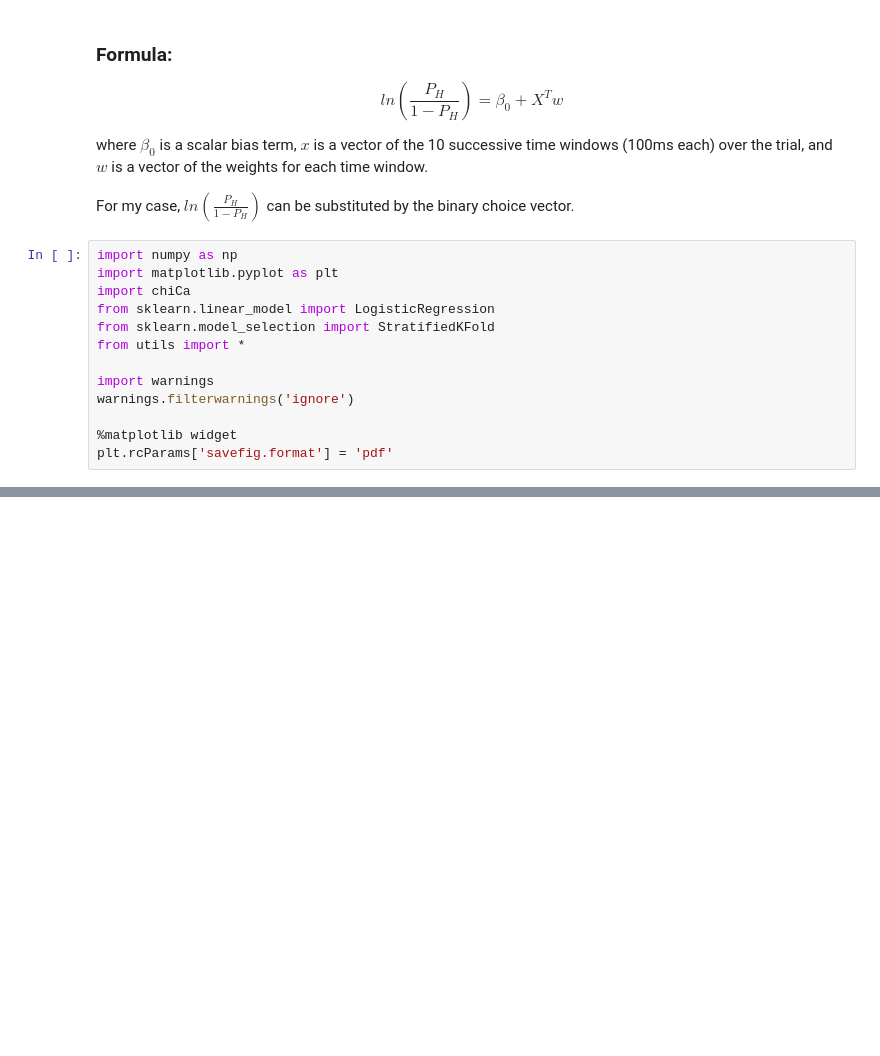
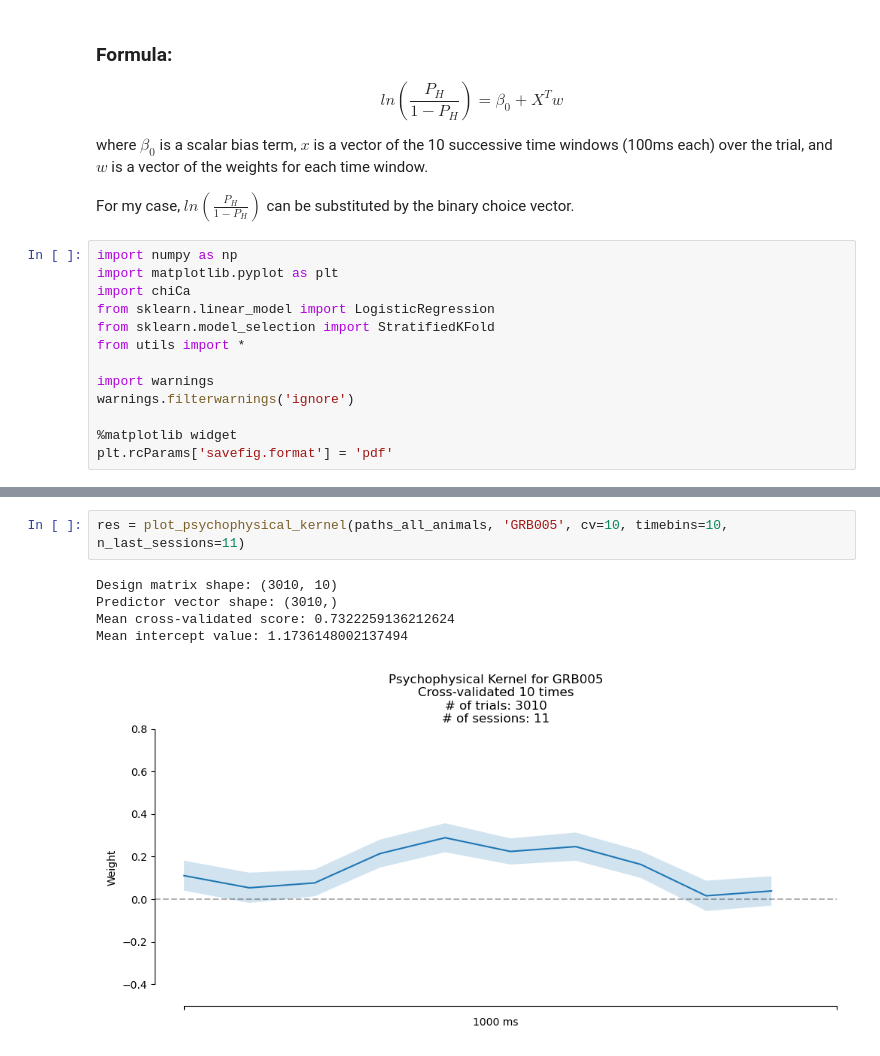
Before and after one commit to rojasgabriel/behavior_analyses, a Jupyter notebook: psychophysical_kernels.ipynb, the cells around one changed output, grey strips where cells are left out. Saved outputs shown, nothing was run; the diff lists cells and outputs as text; blank space fills up the shorter version.

```diff
--- a/psychophysical_kernels.ipynb
+++ b/psychophysical_kernels.ipynb
@@ -117,0 +121,8 @@ weights_list
+# %%
+res = plot_psychophysical_kernel(paths_all_animals, 'GRB005', cv=10, timebins=10, n_last_sessions=11)
+# %% [output]
+Design matrix shape: (3010, 10)
+Predictor vector shape: (3010,)
+Mean cross-validated score: 0.7322259136212624
+Mean intercept value: 1.1736148002137494
+[figure, added]
```
Also changed, not shown: parts of 7 cells of this notebook, 5 other files.
